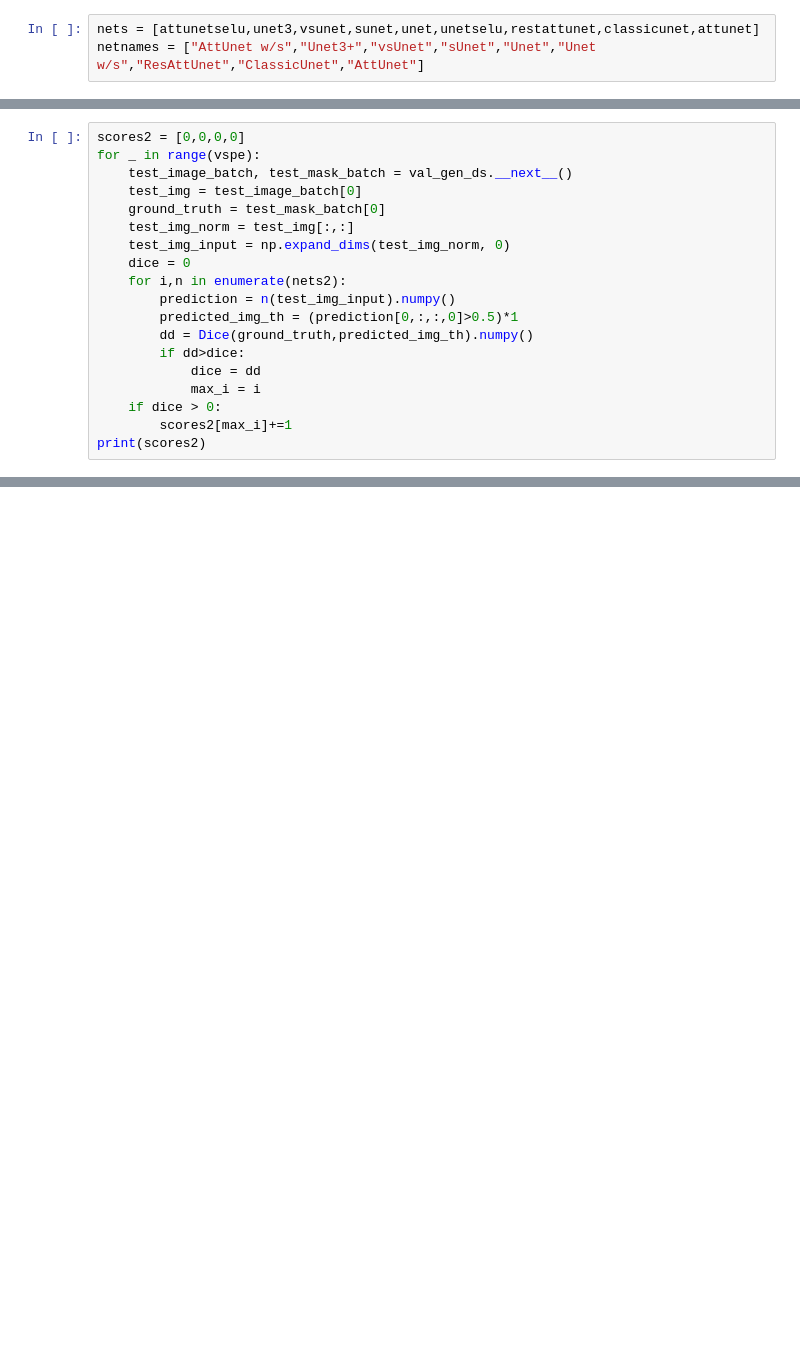
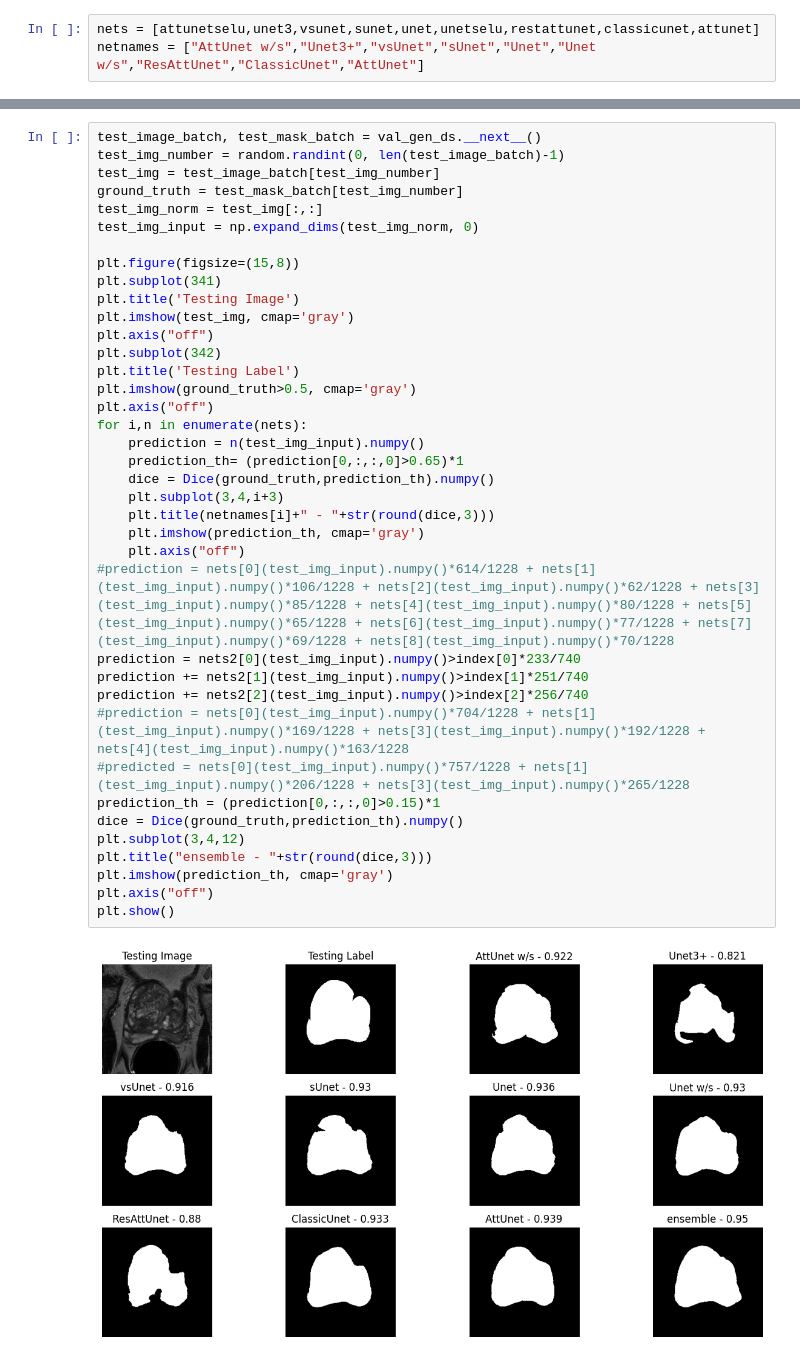
Before and after one commit to mpierangeli/PFI, a Jupyter notebook: resultados.ipynb, the cells around one changed output, grey strips where cells are left out. Cells and saved outputs as stored; diff of their text form; blank space fills up the shorter version.

```diff
--- a/resultados.ipynb
+++ b/resultados.ipynb
@@ -261,19 +91,0 @@ nets2 = [nets[0],nets[1],nets[3],nets[4]]
-# %%
-scores2 = [0,0,0,0]
-for _ in range(vspe):
-    test_image_batch, test_mask_batch = val_gen_ds.__next__()
-    test_img = test_image_batch[0]
-    ground_truth = test_mask_batch[0]
-    test_img_norm = test_img[:,:]
-    test_img_input = np.expand_dims(test_img_norm, 0)
-    dice = 0
-    for i,n in enumerate(nets2):
-        prediction = n(test_img_input).numpy()
-        predicted_img_th = (prediction[0,:,:,0]>0.5)*1
-        dd = Dice(ground_truth,predicted_img_th).numpy()
-        if dd>dice:
-            dice = dd
-            max_i = i
-    if dice > 0:
-        scores2[max_i]+=1
-print(scores2)
@@ -281,0 +92,40 @@ print(scores2)
+# %%
+test_image_batch, test_mask_batch = val_gen_ds.__next__()
+test_img_number = random.randint(0, len(test_image_batch)-1)
+test_img = test_image_batch[test_img_number]
+ground_truth = test_mask_batch[test_img_number]
+test_img_norm = test_img[:,:]
+test_img_input = np.expand_dims(test_img_norm, 0)
+
+plt.figure(figsize=(15,8))
+plt.subplot(341)
+plt.title('Testing Image')
+plt.imshow(test_img, cmap='gray')
+plt.axis("off")
+plt.subplot(342)
+plt.title('Testing Label')
+plt.imshow(ground_truth>0.5, cmap='gray')
+plt.axis("off")
+for i,n in enumerate(nets):
+    prediction = n(test_img_input).numpy()
+    prediction_th= (prediction[0,:,:,0]>0.65)*1
+    dice = Dice(ground_truth,prediction_th).numpy()
+    plt.subplot(3,4,i+3)
+    plt.title(netnames[i]+" - "+str(round(dice,3)))
+    plt.imshow(prediction_th, cmap='gray')
+    plt.axis("off")
+#prediction = nets[0](test_img_input).numpy()*614/1228 + nets[1](test_img_input).numpy()*106/1228 + nets[2](test_img_input).numpy()*62/1228 + nets[3](test_img_input).numpy()*85/1228 + nets[4](test_img_input).numpy()*80/1228 + nets[5](test_img_input).numpy()*65/1228 + nets[6](test_img_input).numpy()*77/1228 + nets[7](test_img_input).numpy()*69/1228 + nets[8](test_img_input).numpy()*70/1228
+prediction = nets2[0](test_img_input).numpy()>index[0]*233/740
+prediction += nets2[1](test_img_input).numpy()>index[1]*251/740
+prediction += nets2[2](test_img_input).numpy()>index[2]*256/740
+#prediction = nets[0](test_img_input).numpy()*704/1228 + nets[1](test_img_input).numpy()*169/1228 + nets[3](test_img_input).numpy()*192/1228 + nets[4](test_img_input).numpy()*163/1228
+#predicted = nets[0](test_img_input).numpy()*757/1228 + nets[1](test_img_input).numpy()*206/1228 + nets[3](test_img_input).numpy()*265/1228
+prediction_th = (prediction[0,:,:,0]>0.15)*1
+dice = Dice(ground_truth,prediction_th).numpy()
+plt.subplot(3,4,12)
+plt.title("ensemble - "+str(round(dice,3)))
+plt.imshow(prediction_th, cmap='gray')
+plt.axis("off")
+plt.show()
+# %% [output]
+[figure, added]
```
Also changed, not shown: parts of 43 cells of this notebook, 4 other files.
